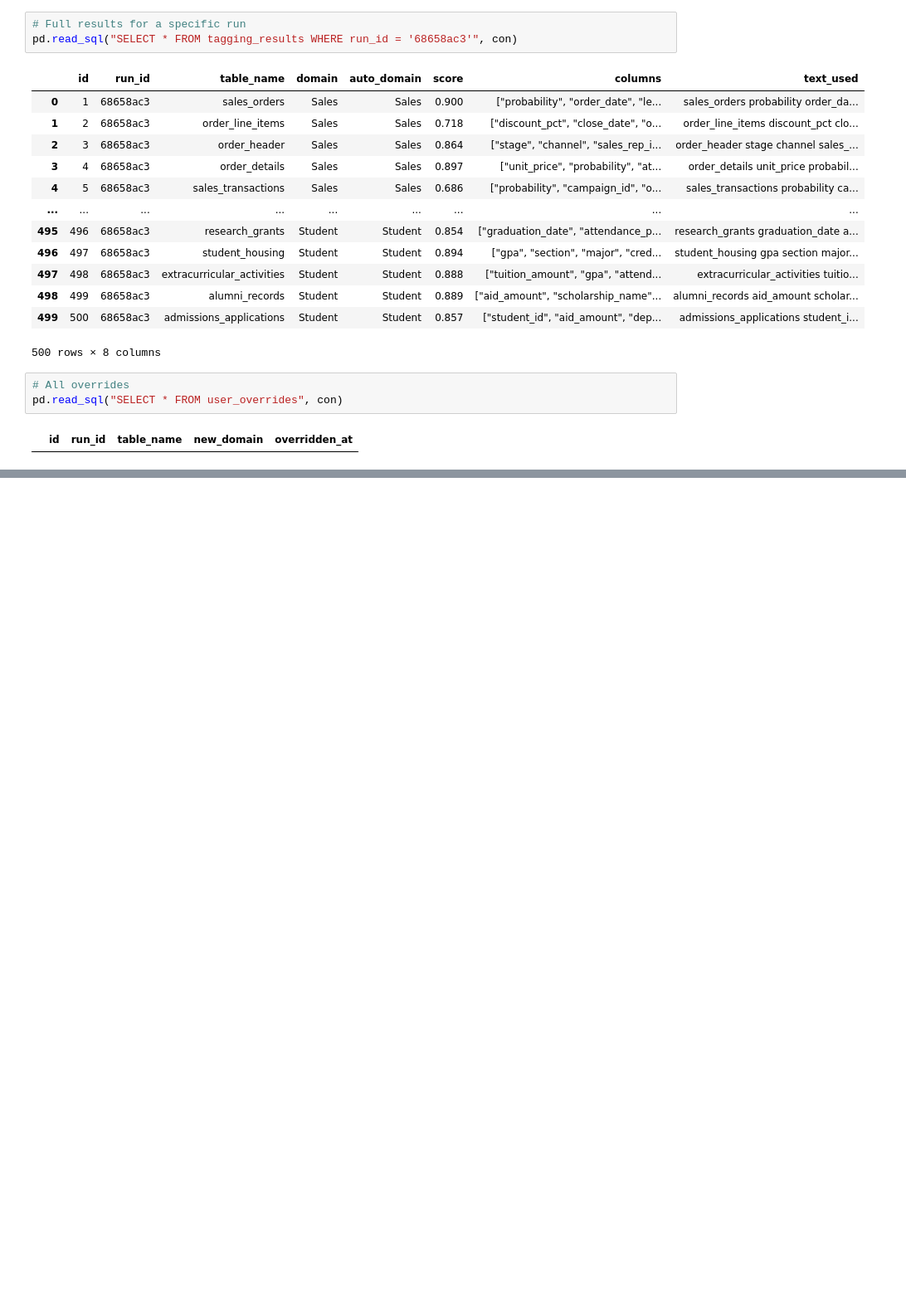
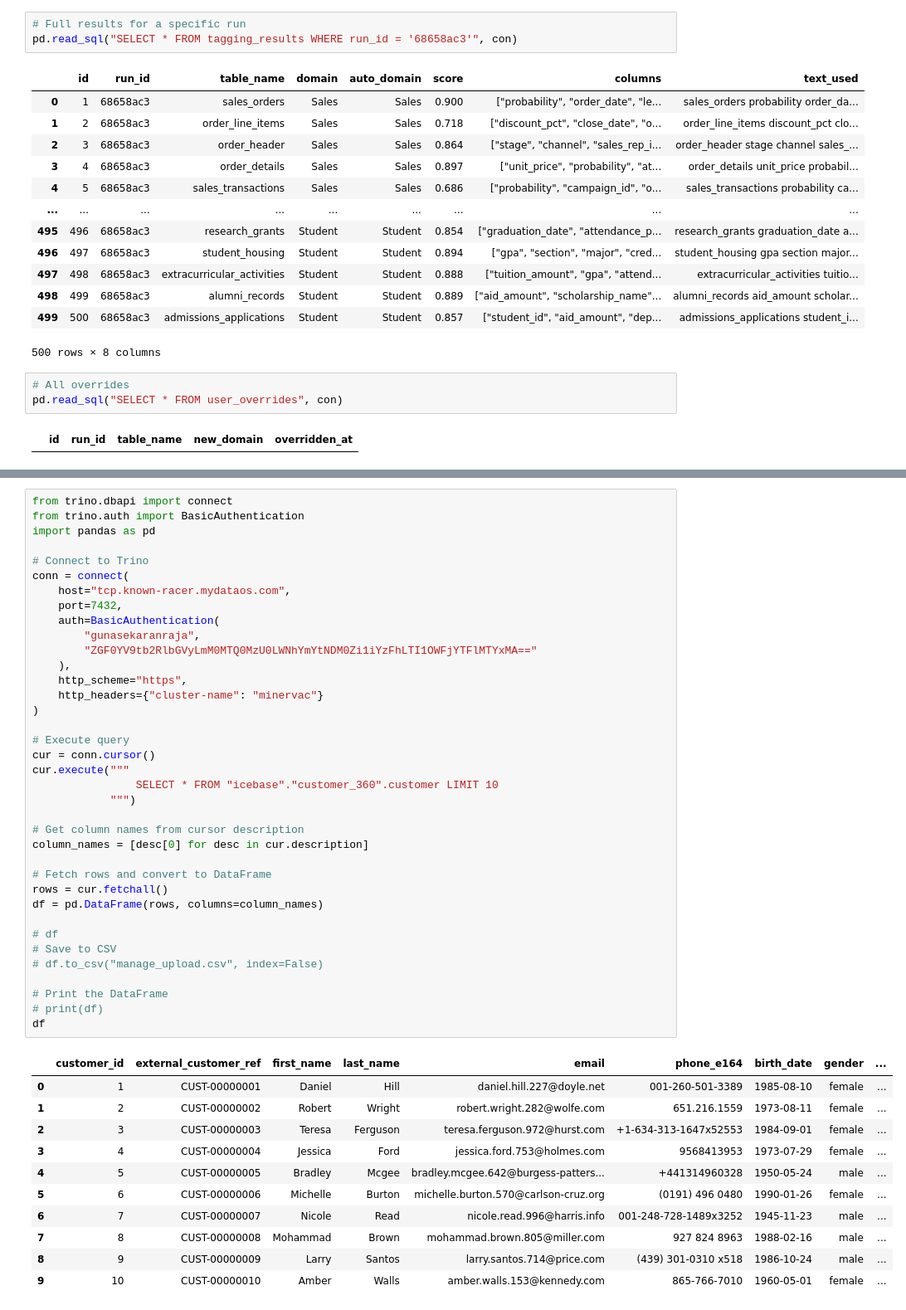
Before and after one commit to Acies-Nivedhaa/Analytics_Acc_V2, a Jupyter notebook: sqllite_check.ipynb, the cells around one changed output, grey strips where cells are left out. Shown at 83% size. Drawn from its saved outputs; the diff is of its cells as text; blank space fills up the shorter version.

Commit message:
Update notebook with trino check

```diff
--- a/sqllite_check.ipynb
+++ b/sqllite_check.ipynb
@@ -32,0 +68,49 @@ pd.read_sql("SELECT * FROM user_overrides", con)
+# %%
+from trino.dbapi import connect
+from trino.auth import BasicAuthentication
+import pandas as pd
+
+# Connect to Trino
+conn = connect(
+    host="tcp.known-racer.mydataos.com",
+    port=7432,
+    auth=BasicAuthentication(
+        "gunasekaranraja",
+        "ZGF0YV9tb2RlbGVyLmM0MTQ0MzU0LWNhYmYtNDM0Zi1iYzFhLTI1OWFjYTFlMTYxMA=="
+    ),
+    http_scheme="https",
+    http_headers={"cluster-name": "minervac"}
+)
+
+# Execute query
+cur = conn.cursor()
+cur.execute("""
+                SELECT * FROM "icebase"."customer_360".customer LIMIT 10
+            """)
+
+# Get column names from cursor description
+column_names = [desc[0] for desc in cur.description]
+
+# Fetch rows and convert to DataFrame
+rows = cur.fetchall()
+df = pd.DataFrame(rows, columns=column_names)
+
+# df
+# Save to CSV
+# df.to_csv("manage_upload.csv", index=False)
+
+# Print the DataFrame
+# print(df)
+df
+# %% [output]
+|  | customer_id | external_customer_ref | first_name | last_name | email | phone_e164 | birth_date | gender | ... |
+| 0 | 1 | CUST-00000001 | Daniel | Hill | daniel.hill.227@doyle.net | 001-260-501-3389 | 1985-08-10 | female | ... |
+| 1 | 2 | CUST-00000002 | Robert | Wright | robert.wright.282@wolfe.com | 651.216.1559 | 1973-08-11 | female | ... |
+| 2 | 3 | CUST-00000003 | Teresa | Ferguson | teresa.ferguson.972@hurst.com | +1-634-313-1647x52553 | 1984-09-01 | female | ... |
+| 3 | 4 | CUST-00000004 | Jessica | Ford | jessica.ford.753@holmes.com | 9568413953 | 1973-07-29 | female | ... |
+| 4 | 5 | CUST-00000005 | Bradley | Mcgee | bradley.mcgee.642@burgess-patters... | +441314960328 | 1950-05-24 | male | ... |
+| 5 | 6 | CUST-00000006 | Michelle | Burton | michelle.burton.570@carlson-cruz.org | (0191) 496 0480 | 1990-01-26 | female | ... |
+| 6 | 7 | CUST-00000007 | Nicole | Read | nicole.read.996@harris.info | 001-248-728-1489x3252 | 1945-11-23 | male | ... |
+| 7 | 8 | CUST-00000008 | Mohammad | Brown | mohammad.brown.805@miller.com | 927 824 8963 | 1988-02-16 | male | ... |
+| 8 | 9 | CUST-00000009 | Larry | Santos | larry.santos.714@price.com | (439) 301-0310 x518 | 1986-10-24 | male | ... |
+| 9 | 10 | CUST-00000010 | Amber | Walls | amber.walls.153@kennedy.com | 865-766-7010 | 1960-05-01 | female | ... |
```
Also changed, not shown: parts of 1 cell of this notebook.
